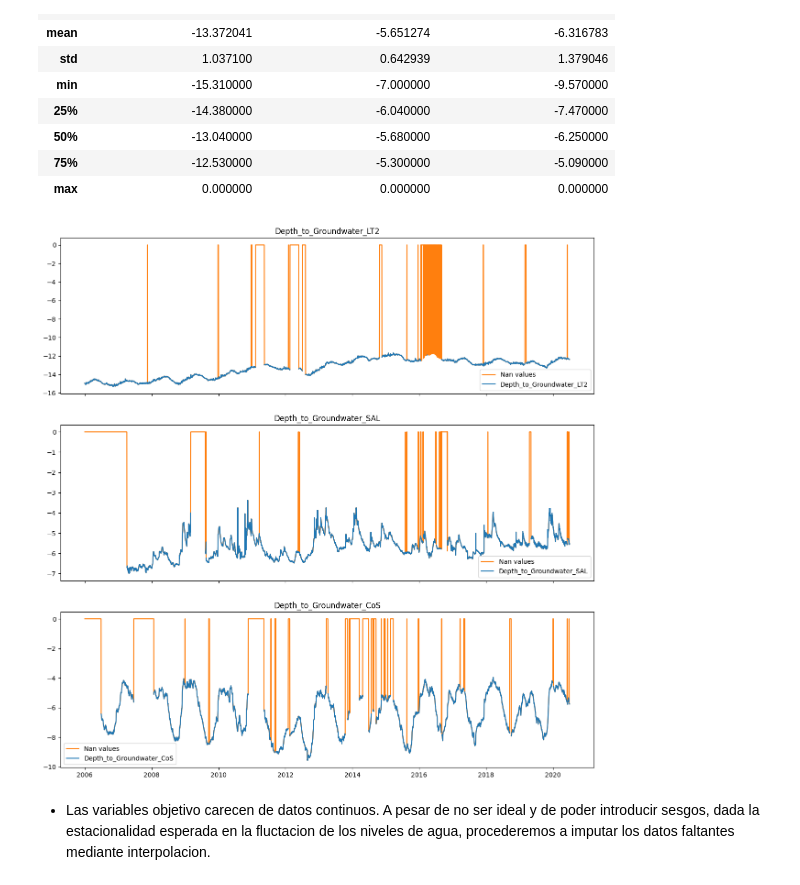
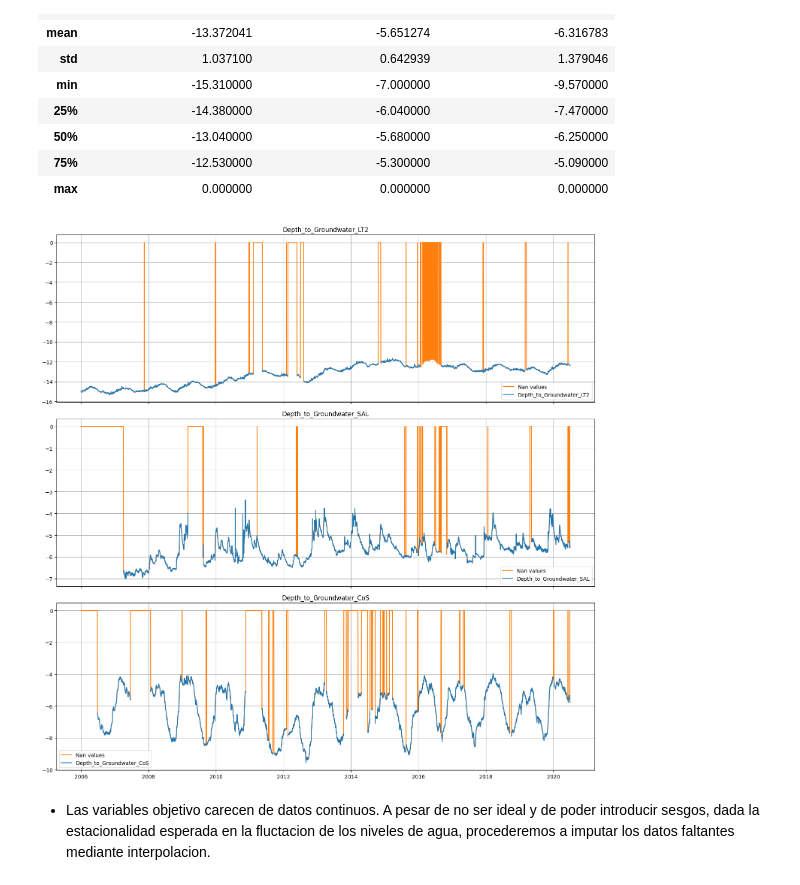
Before and after one commit to jilemp/time-series-project-tutorial, a Jupyter notebook: src/explore.ipynb, the cells around one changed output. Drawn from its saved outputs; the diff is of its cells as text; code cells hidden in the pictures.

```diff
--- a/src/explore.ipynb
+++ b/src/explore.ipynb
@@ -144,16 +161,20 @@ df_auser[target_variables] = df_auser[target_variables].replace(0, np.nan)
 # %%
 #crear grilla para graficos
 fig, axes = plt.subplots(3, 1, figsize=(15, 15), sharex=True)
 
 #crear bucle para graficar cada variable con sus valores nulos evidenciados en df copia
 for i, var in enumerate(target_variables):
     #graficar df con valores nulos y evidenciarlos con valores 0 en df copia
     axes[i].plot(df_auser['Date'], df_auser_copy[var], label= 'Nan values', color='C1')
     axes[i].plot(df_auser['Date'], df_auser[var], label=var, color='C0')
     axes[i].set_title(var)
+    axes[i].grid(True)
     axes[i].legend()
+
+plt.tight_layout()
+plt.show()
 # %% [output]
-[figure, old version]
+[figure, new version]
 # %% [markdown]
 - Las variables objetivo carecen de datos continuos. A pesar de no ser ideal y de poder introducir sesgos, dada la estacionalidad esperada en la fluctacion de los niveles de agua, procederemos a imputar los datos faltantes mediante interpolacion.
 # %%
```
Also changed, not shown: parts of 22 cells of this notebook, 2 other files.
